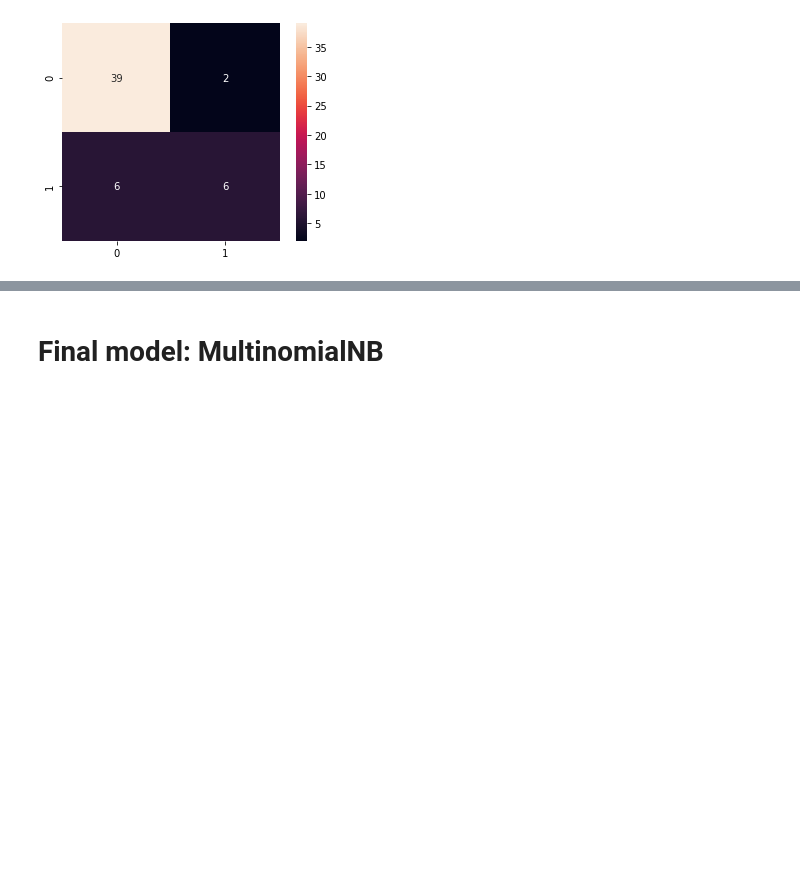
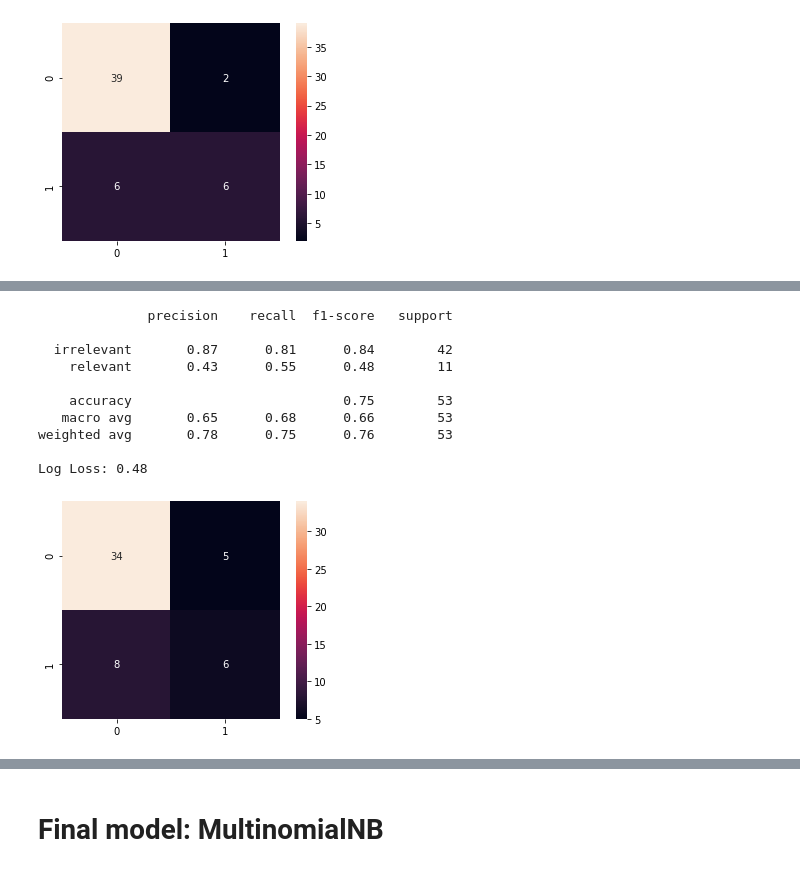
Before and after one commit to Isaac1o/CDFW, a Jupyter notebook: twitter/coyotes/notebooks/model_selection.ipynb, the cells around one changed output, grey strips where cells are left out. Cells and saved outputs as stored; diff of their text form; code cells hidden in the pictures; blank space fills up the shorter version.

```diff
--- a/twitter/coyotes/notebooks/model_selection.ipynb
+++ b/twitter/coyotes/notebooks/model_selection.ipynb
@@ -438,0 +441,4 @@ Log Loss: 0.54
+# %%
+tfidf = CountVectorizer(preprocessor=tweet_preprocessor, stop_words='english', lowercase=True, min_df=0, ngram_range=(1,1))
+svm = SVC(probability=True, class_weight='balanced', C=1, kernel='sigmoid')
+final_svg = Pipeline([('tfidf', tfidf), ('svm', svm)])
@@ -438,0 +453,2 @@ Log Loss: 0.54
+# %%
+final_svg.fit(X_train, y_train)
@@ -438,0 +463,14 @@ Log Loss: 0.54
+# %%
+print_scores(final_svg, y_val, X_val)
+# %% [output]
+              precision    recall  f1-score   support
+
+  irrelevant       0.87      0.81      0.84        42
+    relevant       0.43      0.55      0.48        11
+
+    accuracy                           0.75        53
+   macro avg       0.65      0.68      0.66        53
+weighted avg       0.78      0.75      0.76        53
+
+Log Loss: 0.48
+[figure, added]
```
Also changed, not shown: parts of 4 cells of this notebook, 10 other files.
